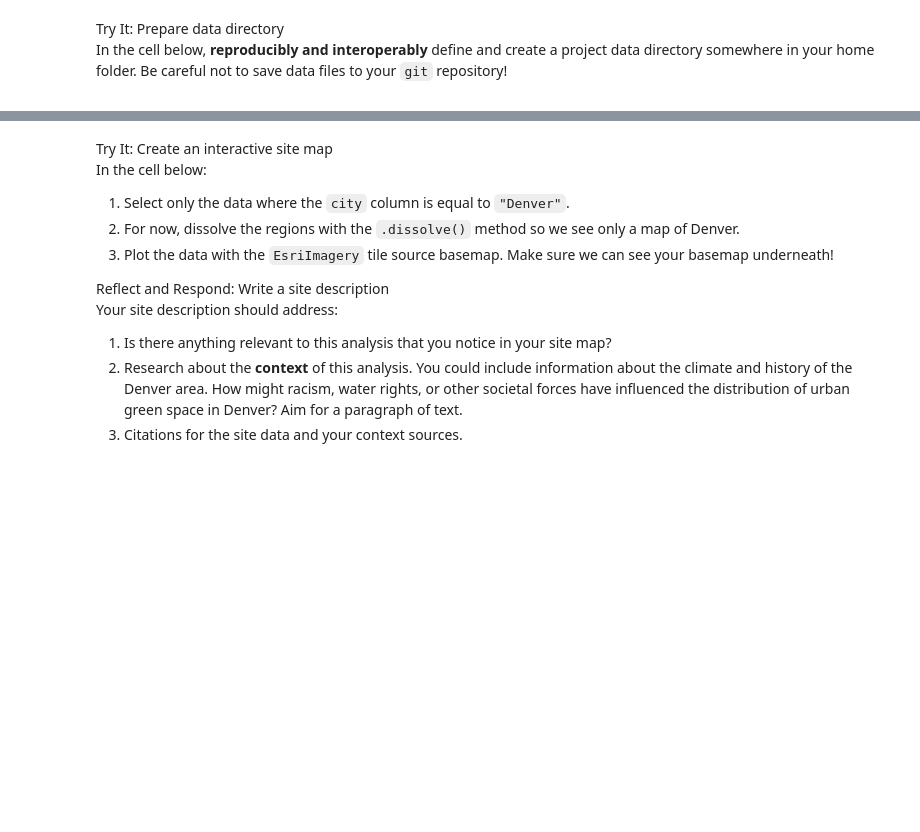
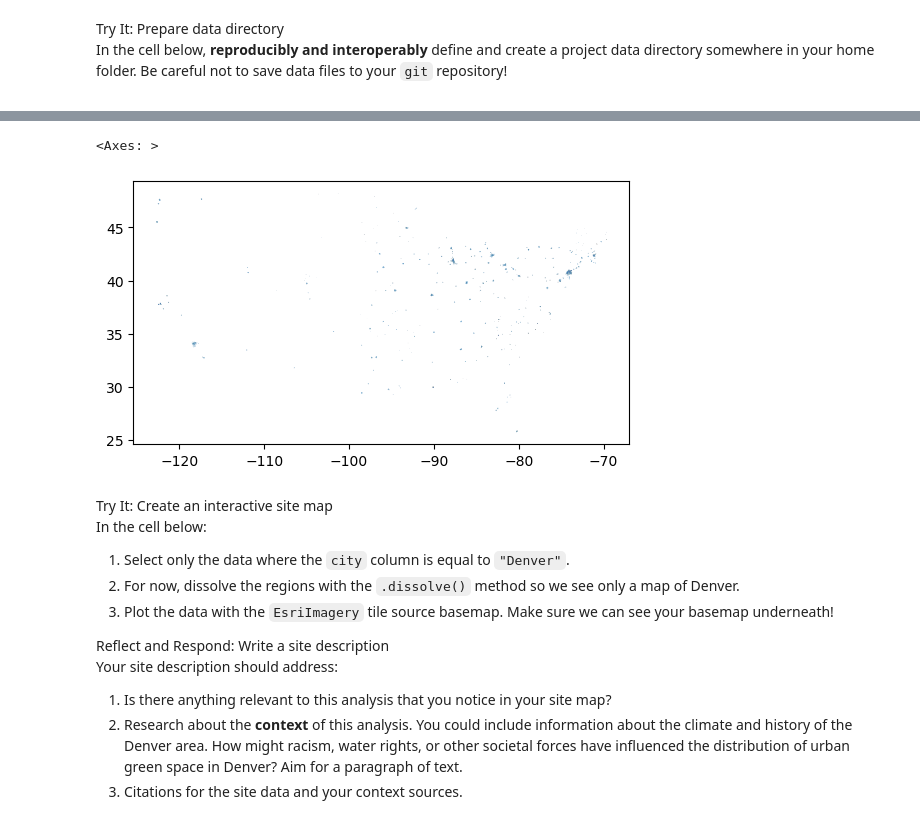
Before and after one commit to earthlab-education/fundamentals-04-redlining-VictoriAragon, a Jupyter notebook: notebooks/redlining-31-site-map.ipynb, the cells around one changed output, grey strips where cells are left out. Saved outputs shown, nothing was run; the diff lists cells and outputs as text; code cells hidden in the pictures; blank space fills up the shorter version.

```diff
--- a/notebooks/redlining-31-site-map.ipynb
+++ b/notebooks/redlining-31-site-map.ipynb
@@ -20,3 +24,10 @@ folder. Be careful not to save data files to your <code>git</code>
 repository!</p></div></div>
 # %%
 # Define and create the project data directory
+data_dir=os.path.join(
+    pathlib.Path.home(),
+    'earth-analytics',
+    'data',
+    'redlining'
+)
+os.makedirs(data_dir, exist_ok=True)
@@ -34,11 +45,25 @@ download so you don’t have to run it multiple times.</li>
 # %%
 # Define info for redlining download
+redlining_url=(
+    "https://dsl.richmond.edu/panorama/redlining/static/mappinginequality.gpkg"
+)
+redlining_dir= os.path.join(data_dir, 'redlining')
+os.makedirs(redlining_dir, exist_ok=True)
+redlining_path=os.path.join(redlining_dir, 'redlining.shp')
 
 # Only download once
+if not os.path.exists(redlining_path):
+    redlining_gdf= gpd.read_file(redlining_url)
+    redlining_gdf.to_file(redlining_path)
 
 # Load from file
+redlining_gdf=gpd.read_file(redlining_path)
 
 # Check the data
+redlining_gdf.plot()
+# %% [output]
+<Axes: >
+[figure, added]
 # %% [markdown]
 <link rel="stylesheet" type="text/css" href="./assets/styles.css"><div class="callout callout-style-default callout-titled callout-task"><div class="callout-header"><div class="callout-icon-container"><i class="callout-icon"></i></div><div class="callout-title-container flex-fill">Try It: Create an interactive site map</div></div><div class="callout-body-container callout-body"><p>In the cell below:</p>
 <ol type="1">
```
Also changed, not shown: parts of 6 cells of this notebook.
